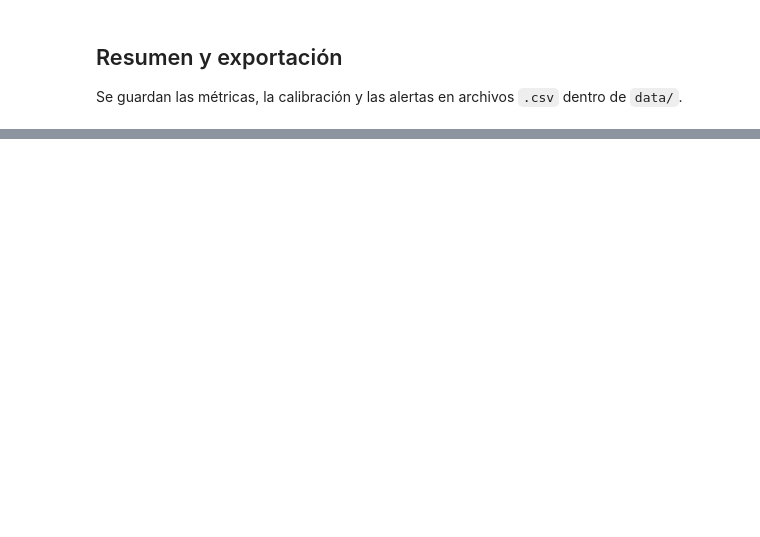
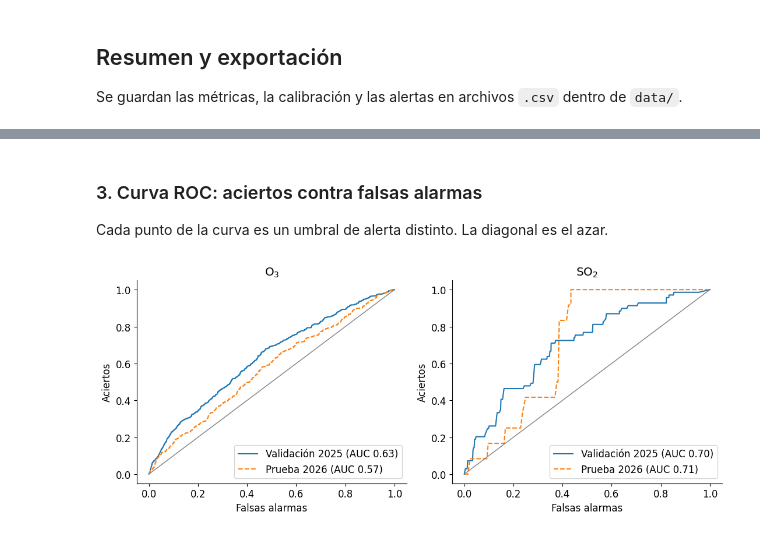
Before and after one commit to RicardoSalgadoB/MultiReto, a Jupyter notebook: notebooks/Etapa3_Evaluacion_Modelo.ipynb, the cells around one changed output, grey strips where cells are left out. Saved outputs shown, nothing was run; the diff lists cells and outputs as text; code cells hidden in the pictures; blank space fills up the shorter version.

```diff
--- a/notebooks/Etapa3_Evaluacion_Modelo.ipynb
+++ b/notebooks/Etapa3_Evaluacion_Modelo.ipynb
@@ -359,0 +443,24 @@ contaminante                   periodo  excesos  eventos  nll_red  nll_gpd_const
+# %% [markdown]
+### 3. Curva ROC: aciertos contra falsas alarmas
+
+Cada punto de la curva es un umbral de alerta distinto. La diagonal es el azar.
+# %%
+fig, ejes = plt.subplots(1, 2, figsize=(11, 4.6))
+
+for eje, pol in zip(ejes, contaminantes):
+    for periodo, estilo in [("validacion (2025)", "-"), ("prueba (2026)", "--")]:
+        datos = horas_exceso[pol][periodo]
+        falsas, aciertos, _ = roc_curve(datos["evento"], datos["p"])
+        auc = roc_auc_score(datos["evento"], datos["p"])
+        eje.plot(falsas, aciertos, estilo, label=nombre_periodo[periodo] + f" (AUC {auc:.2f})")
+    eje.plot([0, 1], [0, 1], color="gray", lw=1)
+    eje.set_xlabel("Falsas alarmas")
+    eje.set_ylabel("Aciertos")
+    eje.set_title(pol.replace("O3", "O$_3$").replace("SO2", "SO$_2$"))
+    eje.legend(loc="lower right")
+
+fig.tight_layout()
+fig.savefig("figuras/fig_red_roc.png", dpi=200, bbox_inches="tight")
+plt.show()
+# %% [output]
+[figure, added]
```
Also changed, not shown: parts of 23 cells of this notebook, 5 other files.
